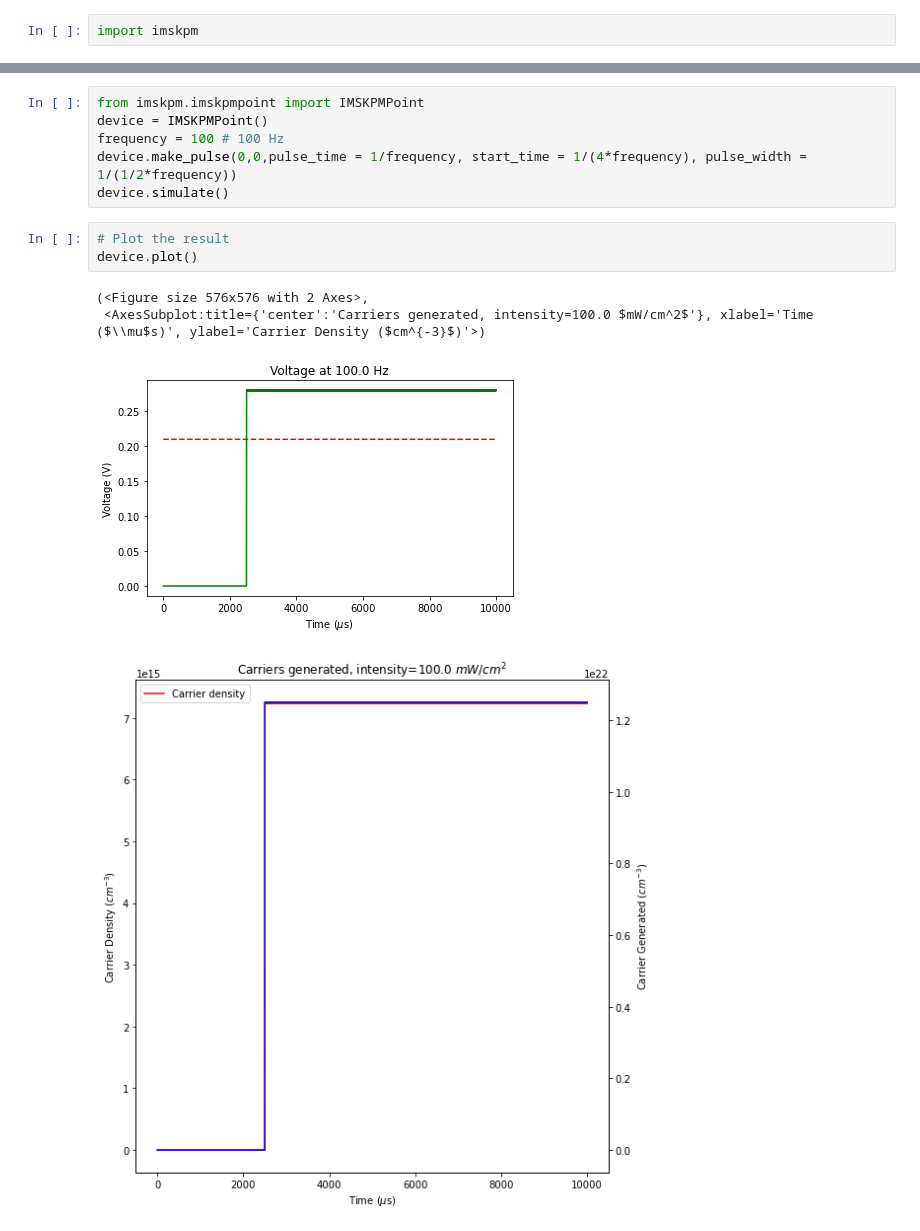
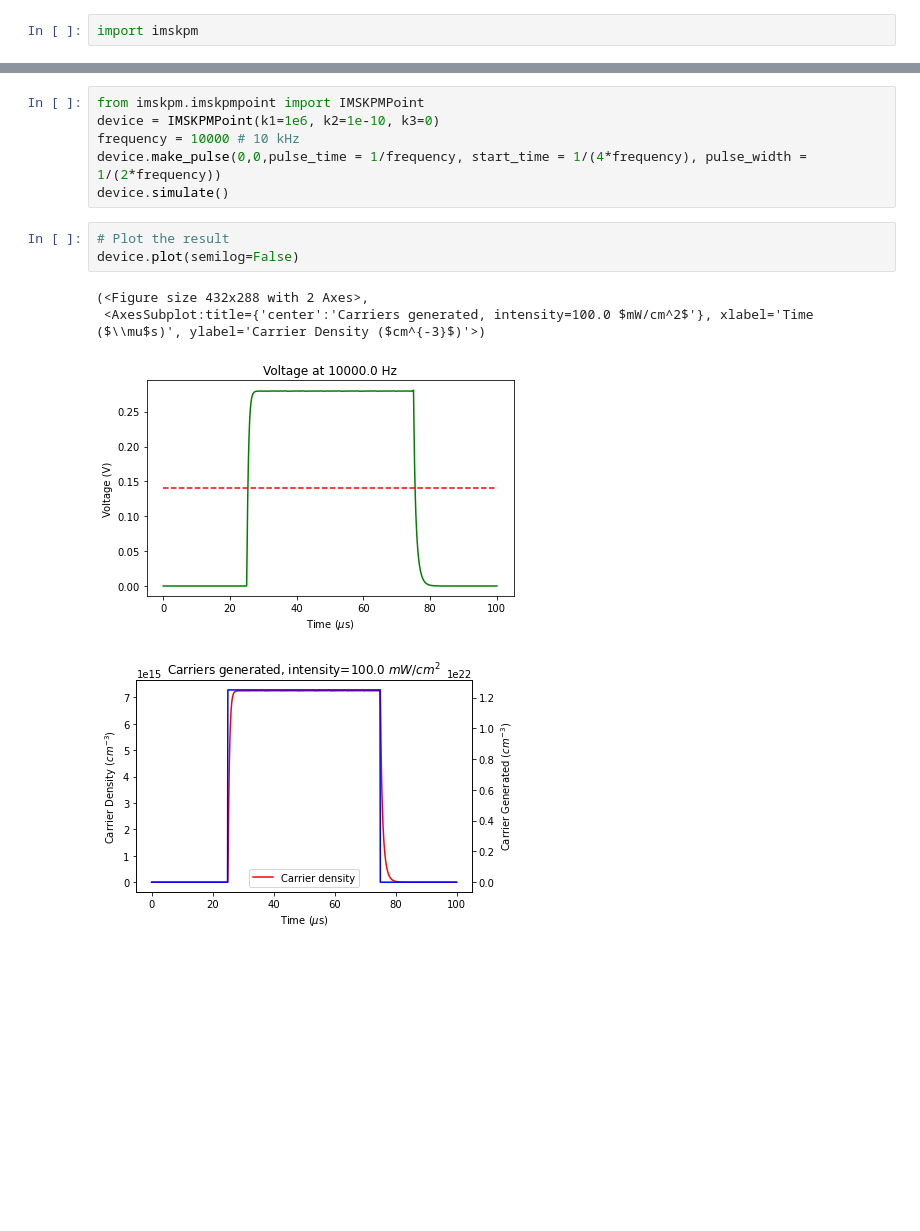
Before and after one commit to rajgiriUW/imskpm, a Jupyter notebook: imskpm/notebooks/IM-SKPM.ipynb, the cells around one changed output, grey strips where cells are left out. Cells and saved outputs as stored; diff of their text form; blank space fills up the shorter version.

````diff
--- a/imskpm/notebooks/IM-SKPM.ipynb
+++ b/imskpm/notebooks/IM-SKPM.ipynb
@@ -66,15 +66,15 @@ These set up the various parameters.
 The actual simulation is called by ```simulate```, which itself calls one of the functions in ```odes```. The default is ```dn_dt_g``` which is the simple rate equation in the first cell. But, you can supply anything.
 # %%
 from imskpm.imskpmpoint import IMSKPMPoint
-device = IMSKPMPoint()
-frequency = 100 # 100 Hz
-device.make_pulse(0,0,pulse_time = 1/frequency, start_time = 1/(4*frequency), pulse_width = 1/(1/2*frequency))
+device = IMSKPMPoint(k1=1e6, k2=1e-10, k3=0)
+frequency = 10000 # 10 kHz
+device.make_pulse(0,0,pulse_time = 1/frequency, start_time = 1/(4*frequency), pulse_width = 1/(2*frequency))
 device.simulate()
 # %%
 # Plot the result
-device.plot()
+device.plot(semilog=False)
 # %% [output]
-(<Figure size 576x576 with 2 Axes>,
+(<Figure size 432x288 with 2 Axes>,
  <AxesSubplot:title={'center':'Carriers generated, intensity=100.0 $mW/cm^2$'}, xlabel='Time ($\\mu$s)', ylabel='Carrier Density ($cm^{-3}$)'>)
-[figure, old version]
+[figure, new version]
-[figure, old version]
+[figure, new version]
````
Also changed, not shown: parts of 18 cells of this notebook, 2 other files.
